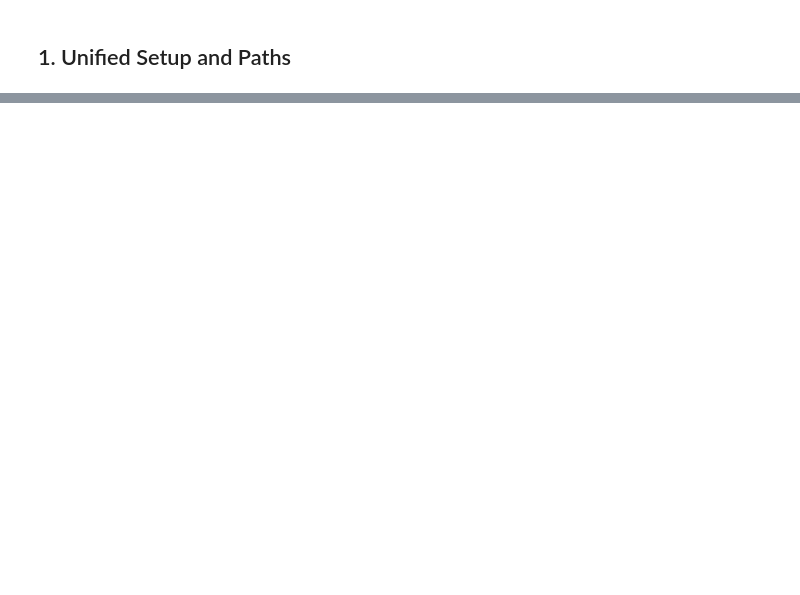
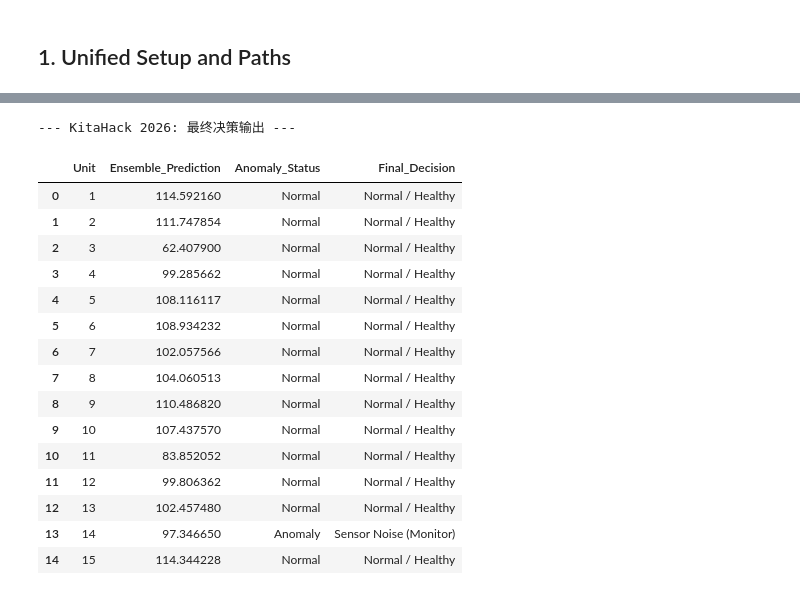
Before and after one commit to SKYTAN-050107/VHack_RUL_Predictions, a Jupyter notebook: src/00_combine_ML_DL_KKWJ.ipynb, the cells around one changed output, grey strips where cells are left out. Drawn from its saved outputs; the diff is of its cells as text; code cells hidden in the pictures; blank space fills up the shorter version.

```diff
--- a/src/00_combine_ML_DL_KKWJ.ipynb
+++ b/src/00_combine_ML_DL_KKWJ.ipynb
@@ -196,0 +292,38 @@ display(summary_df[['Unit', 'Actual_RUL','Ensemble_Prediction', 'Health_Label',
+# %%
+# --- 逻辑融合：判定最终状态 ---
+
+def finalize_status(row):
+    # 逻辑 1: 如果 RUL 很高，且没有 CUSUM 报警，即便有 Anomaly 也是“传感器干扰”
+    if row['Ensemble_Prediction'] > 80 and row['Anomaly_Status'] == 'Anomaly':
+        return "Sensor Noise (Monitor)"
+
+    # 逻辑 2: 如果 RUL 已经变低，且异常检测报警，那是“确定退化”
+    if row['Ensemble_Prediction'] <= 50 and row['Anomaly_Status'] == 'Anomaly':
+        return "CRITICAL: Degradation"
+
+    # 逻辑 3: 其他情况
+    return "Normal / Healthy"
+
+# 应用这个逻辑到 summary_df
+summary_df['Final_Decision'] = summary_df.apply(finalize_status, axis=1)
+
+print("\n--- KitaHack 2026: 最终决策输出 ---")
+display(summary_df[['Unit', 'Ensemble_Prediction', 'Anomaly_Status', 'Final_Decision']].head(15))
+# %% [output]
+--- KitaHack 2026: 最终决策输出 ---
+|  | Unit | Ensemble_Prediction | Anomaly_Status | Final_Decision |
+| 0 | 1 | 114.592160 | Normal | Normal / Healthy |
+| 1 | 2 | 111.747854 | Normal | Normal / Healthy |
+| 2 | 3 | 62.407900 | Normal | Normal / Healthy |
+| 3 | 4 | 99.285662 | Normal | Normal / Healthy |
+| 4 | 5 | 108.116117 | Normal | Normal / Healthy |
+| 5 | 6 | 108.934232 | Normal | Normal / Healthy |
+| 6 | 7 | 102.057566 | Normal | Normal / Healthy |
+| 7 | 8 | 104.060513 | Normal | Normal / Healthy |
+| 8 | 9 | 110.486820 | Normal | Normal / Healthy |
+| 9 | 10 | 107.437570 | Normal | Normal / Healthy |
+| 10 | 11 | 83.852052 | Normal | Normal / Healthy |
+| 11 | 12 | 99.806362 | Normal | Normal / Healthy |
+| 12 | 13 | 102.457480 | Normal | Normal / Healthy |
+| 13 | 14 | 97.346650 | Anomaly | Sensor Noise (Monitor) |
+| 14 | 15 | 114.344228 | Normal | Normal / Healthy |
```
Also changed, not shown: parts of 6 cells of this notebook, 3 other files.
